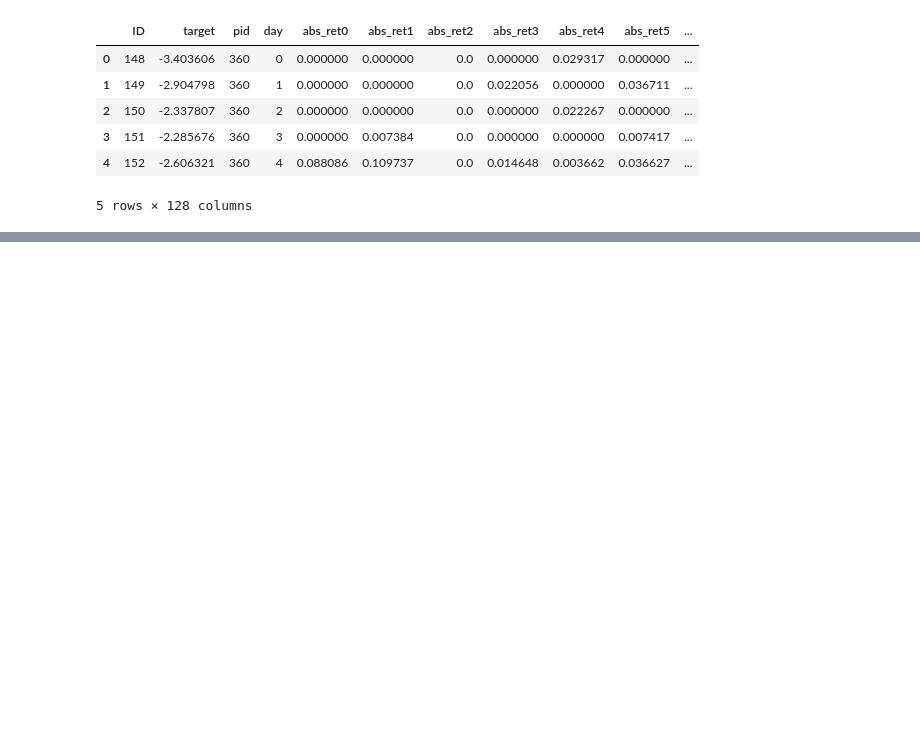
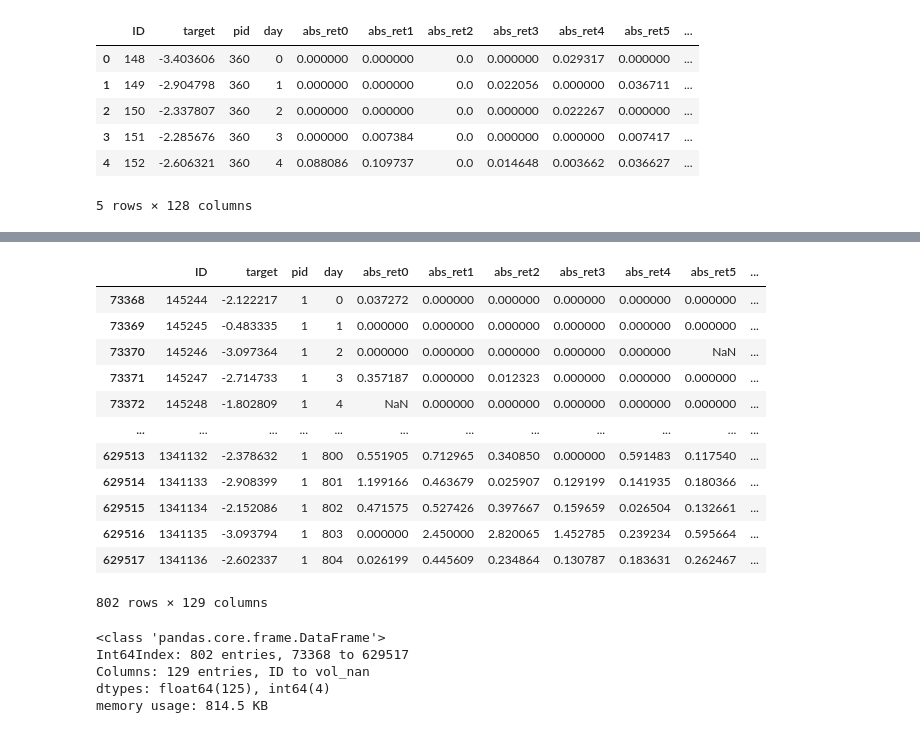
Before and after one commit to 13w13/U4_Prediction_stock_auction_volumes, a Jupyter notebook: notebook/model.ipynb, the cells around one changed output, grey strips where cells are left out. Cells and saved outputs as stored; diff of their text form; code cells hidden in the pictures; blank space fills up the shorter version.

```diff
--- a/notebook/model.ipynb
+++ b/notebook/model.ipynb
@@ -33,0 +71,26 @@ train_df.head()
+# %%
+# Let's analyze stock number 1
+stock_1 = train_df.loc[train_df['pid'] == 1]
+stock_1
+# %% [output]
+|  | ID | target | pid | day | abs_ret0 | abs_ret1 | abs_ret2 | abs_ret3 | abs_ret4 | abs_ret5 | ... |
+| 73368 | 145244 | -2.122217 | 1 | 0 | 0.037272 | 0.000000 | 0.000000 | 0.000000 | 0.000000 | 0.000000 | ... |
+| 73369 | 145245 | -0.483335 | 1 | 1 | 0.000000 | 0.000000 | 0.000000 | 0.000000 | 0.000000 | 0.000000 | ... |
+| 73370 | 145246 | -3.097364 | 1 | 2 | 0.000000 | 0.000000 | 0.000000 | 0.000000 | 0.000000 | NaN | ... |
+| 73371 | 145247 | -2.714733 | 1 | 3 | 0.357187 | 0.000000 | 0.012323 | 0.000000 | 0.000000 | 0.000000 | ... |
+| 73372 | 145248 | -1.802809 | 1 | 4 | NaN | 0.000000 | 0.000000 | 0.000000 | 0.000000 | 0.000000 | ... |
+| ... | ... | ... | ... | ... | ... | ... | ... | ... | ... | ... | ... |
+| 629513 | 1341132 | -2.378632 | 1 | 800 | 0.551905 | 0.712965 | 0.340850 | 0.000000 | 0.591483 | 0.117540 | ... |
+| 629514 | 1341133 | -2.908399 | 1 | 801 | 1.199166 | 0.463679 | 0.025907 | 0.129199 | 0.141935 | 0.180366 | ... |
+| 629515 | 1341134 | -2.152086 | 1 | 802 | 0.471575 | 0.527426 | 0.397667 | 0.159659 | 0.026504 | 0.132661 | ... |
+| 629516 | 1341135 | -3.093794 | 1 | 803 | 0.000000 | 2.450000 | 2.820065 | 1.452785 | 0.239234 | 0.595664 | ... |
+| 629517 | 1341136 | -2.602337 | 1 | 804 | 0.026199 | 0.445609 | 0.234864 | 0.130787 | 0.183631 | 0.262467 | ... |
+802 rows × 129 columns
+# %%
+stock_1.info()
+# %% [output]
+<class 'pandas.core.frame.DataFrame'>
+Int64Index: 802 entries, 73368 to 629517
+Columns: 129 entries, ID to vol_nan
+dtypes: float64(125), int64(4)
+memory usage: 814.5 KB
```
Also changed, not shown: parts of 6 cells of this notebook.
